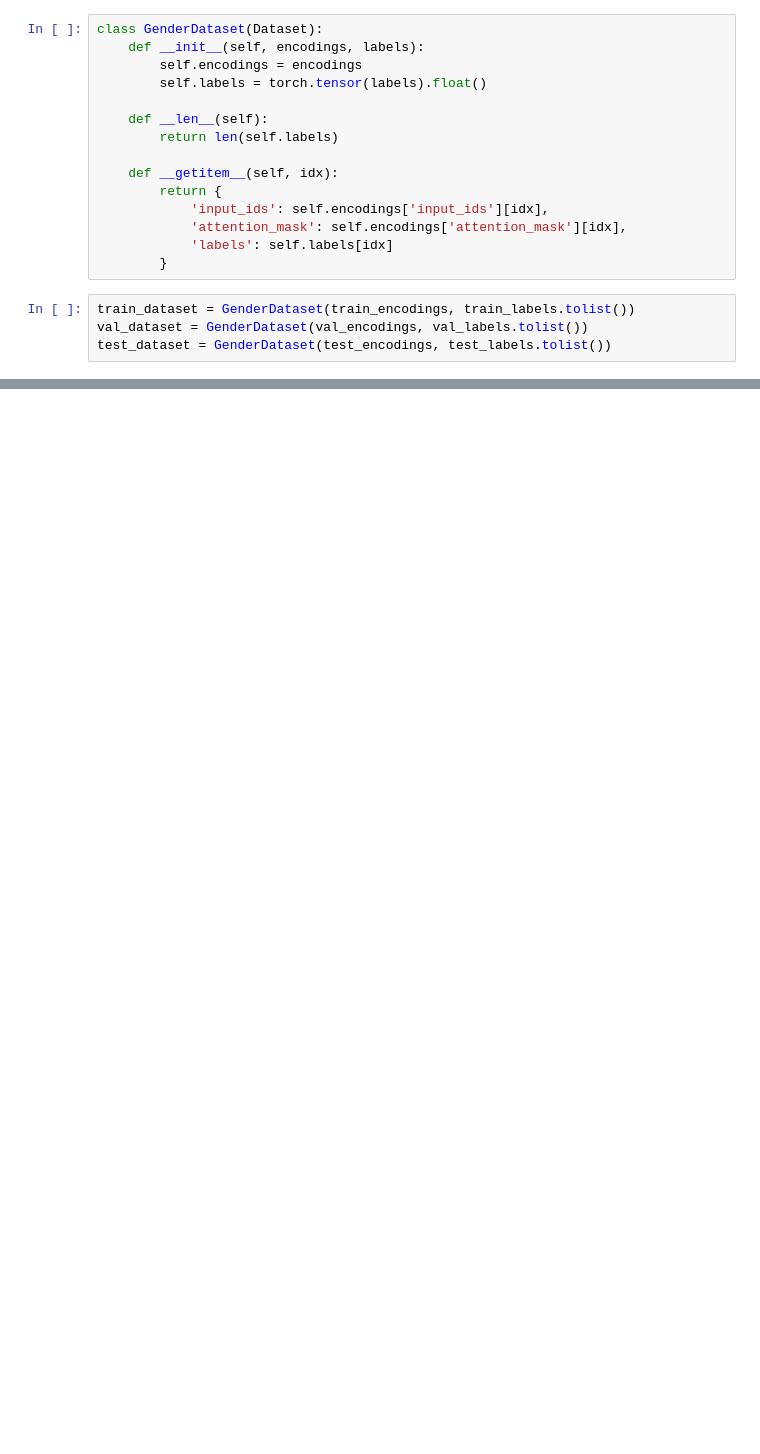
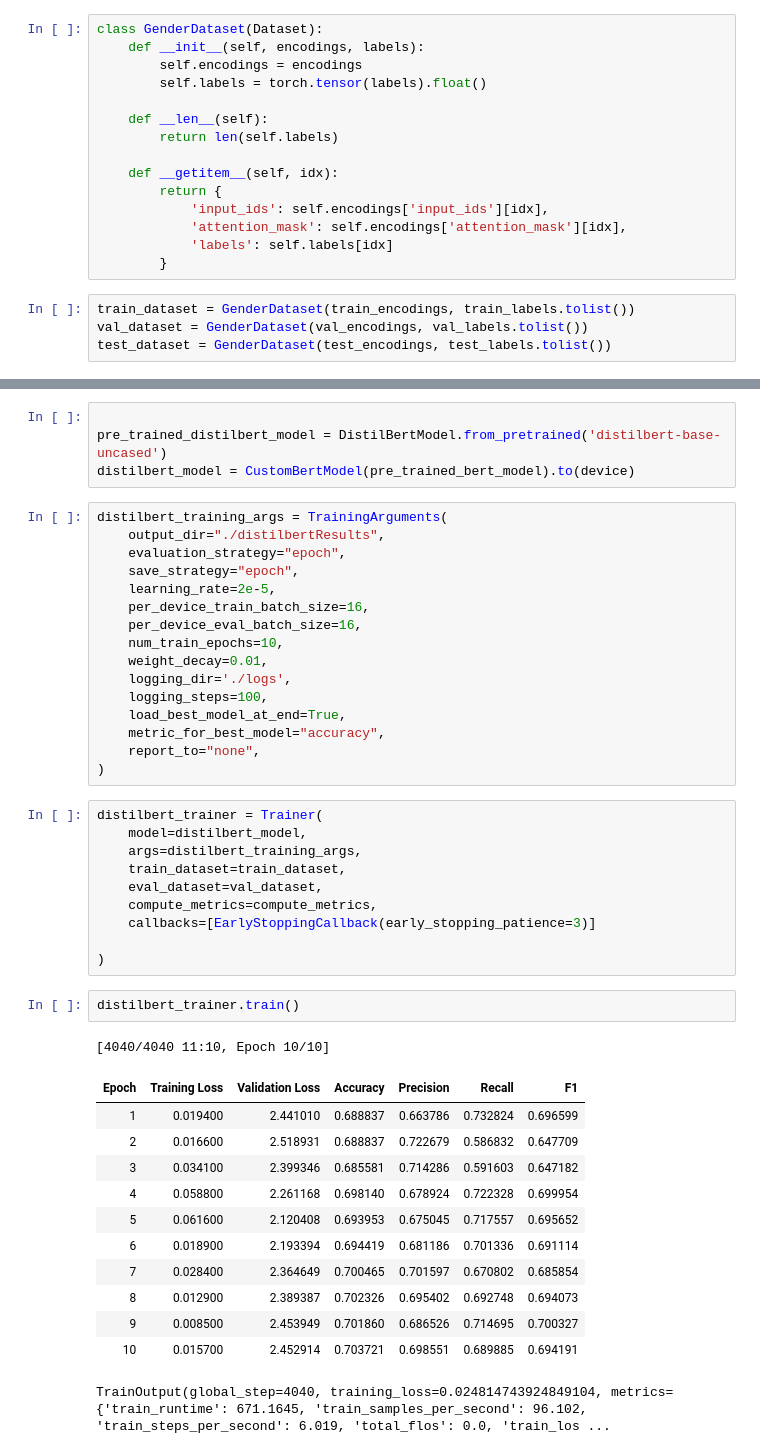
Before and after one commit to 5usan/Few-Shot-GNN-LLM, a Jupyter notebook: data-related/twitter-data.ipynb, the cells around one changed output, grey strips where cells are left out. Cells and saved outputs as stored; diff of their text form; blank space fills up the shorter version.

```diff
--- a/data-related/twitter-data.ipynb
+++ b/data-related/twitter-data.ipynb
@@ -564,0 +572,46 @@ Predicted Gender Probabilities: {'Male': 0.4068903923034668, 'Female': 0.5931096
+# %%
+
+pre_trained_distilbert_model = DistilBertModel.from_pretrained('distilbert-base-uncased')
+distilbert_model = CustomBertModel(pre_trained_bert_model).to(device)
+# %%
+distilbert_training_args = TrainingArguments(
+    output_dir="./distilbertResults",
+    evaluation_strategy="epoch",
+    save_strategy="epoch",
+    learning_rate=2e-5,
+    per_device_train_batch_size=16,
+    per_device_eval_batch_size=16,
+    num_train_epochs=10,
+    weight_decay=0.01,
+    logging_dir='./logs',
+    logging_steps=100,
+    load_best_model_at_end=True,
+    metric_for_best_model="accuracy",
+    report_to="none",
+)
+# %%
+distilbert_trainer = Trainer(
+    model=distilbert_model,
+    args=distilbert_training_args,
+    train_dataset=train_dataset,
+    eval_dataset=val_dataset,
+    compute_metrics=compute_metrics,
+    callbacks=[EarlyStoppingCallback(early_stopping_patience=3)]
+
+)
+# %%
+distilbert_trainer.train()
+# %% [output]
+[4040/4040 11:10, Epoch 10/10]
+| Epoch | Training Loss | Validation Loss | Accuracy | Precision | Recall | F1 |
+| 1 | 0.019400 | 2.441010 | 0.688837 | 0.663786 | 0.732824 | 0.696599 |
+| 2 | 0.016600 | 2.518931 | 0.688837 | 0.722679 | 0.586832 | 0.647709 |
+| 3 | 0.034100 | 2.399346 | 0.685581 | 0.714286 | 0.591603 | 0.647182 |
+| 4 | 0.058800 | 2.261168 | 0.698140 | 0.678924 | 0.722328 | 0.699954 |
+| 5 | 0.061600 | 2.120408 | 0.693953 | 0.675045 | 0.717557 | 0.695652 |
+| 6 | 0.018900 | 2.193394 | 0.694419 | 0.681186 | 0.701336 | 0.691114 |
+| 7 | 0.028400 | 2.364649 | 0.700465 | 0.701597 | 0.670802 | 0.685854 |
+| 8 | 0.012900 | 2.389387 | 0.702326 | 0.695402 | 0.692748 | 0.694073 |
+| 9 | 0.008500 | 2.453949 | 0.701860 | 0.686526 | 0.714695 | 0.700327 |
+| 10 | 0.015700 | 2.452914 | 0.703721 | 0.698551 | 0.689885 | 0.694191 |
+TrainOutput(global_step=4040, training_loss=0.024814743924849104, metrics={'train_runtime': 671.1645, 'train_samples_per_second': 96.102, 'train_steps_per_second': 6.019, 'total_flos': 0.0, 'train_los ...
```
Also changed, not shown: parts of 25 cells of this notebook, 1 other file.
